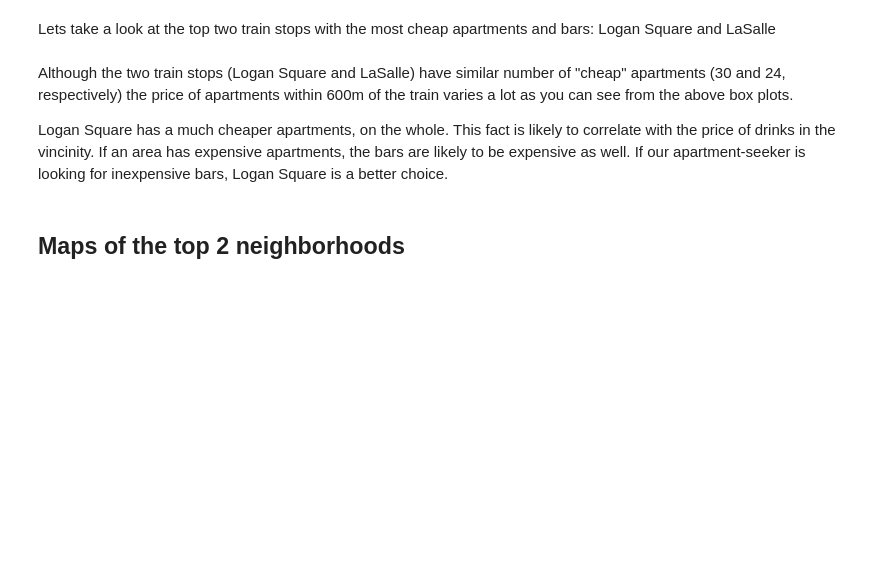
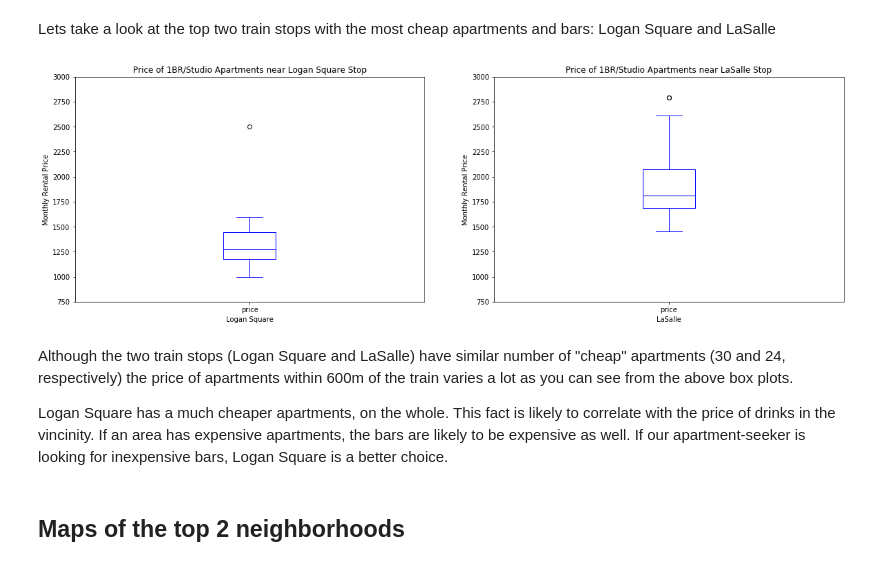
Before and after one commit to sjegoodman/IBM-Data-Science, a Jupyter notebook: CheapChicagoLiving.ipynb, the cells around one changed output. Drawn from its saved outputs; the diff is of its cells as text; code cells hidden in the pictures; blank space fills up the shorter version.

```diff
--- a/CheapChicagoLiving.ipynb
+++ b/CheapChicagoLiving.ipynb
@@ -687,24 +744,26 @@ lasalle.head()
 # %%
 fig = plt.figure() # create figure
 
 ax0 = fig.add_subplot(1, 2, 1) # add subplot 1 (1 row, 2 columns, first plot)
 ax1 = fig.add_subplot(1, 2, 2) # add subplot 2 (1 row, 2 columns, second plot). See tip below**
 
 # Subplot 1: Box plot
-logan['price'].plot(kind='box', color='blue', figsize=(20, 6), ax=ax0) # add to subplot 1
+logan_pr['price'].plot(kind='box', color='blue', figsize=(20, 6), ax=ax0) # add to subplot 1
 ax0.set_title('Price of 1BR/Studio Apartments near Logan Square Stop')
 ax0.set_xlabel('Logan Square')
 ax0.set_ylabel('Monthly Rental Price')
 ax0.set_ylim([750,3000])
 
-# Subplot 2: Line plot
-lasalle['price'].plot(kind='box', color='blue', figsize=(20, 6), ax=ax1) # add to subplot 2
+# Subplot 2: Box plot
+lasalle_pr['price'].plot(kind='box', color='blue', figsize=(20, 6), ax=ax1) # add to subplot 2
 ax1.set_title('Price of 1BR/Studio Apartments near LaSalle Stop')
 ax1.set_xlabel('LaSalle')
 ax1.set_ylabel('Monthly Rental Price')
 ax1.set_ylim([750,3000])
 
 plt.show()
+# %% [output]
+[figure, added]
 # %% [markdown]
 Although the two train stops (Logan Square and LaSalle) have similar number of "cheap" apartments (30 and 24, respectively)
 the price of apartments within 600m of the train varies a lot as you can see from the above box plots.
```
Also changed, not shown: parts of 29 cells of this notebook.
